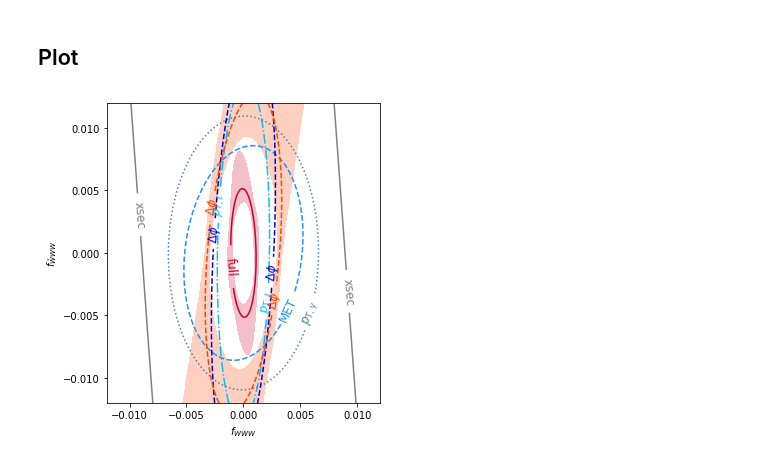
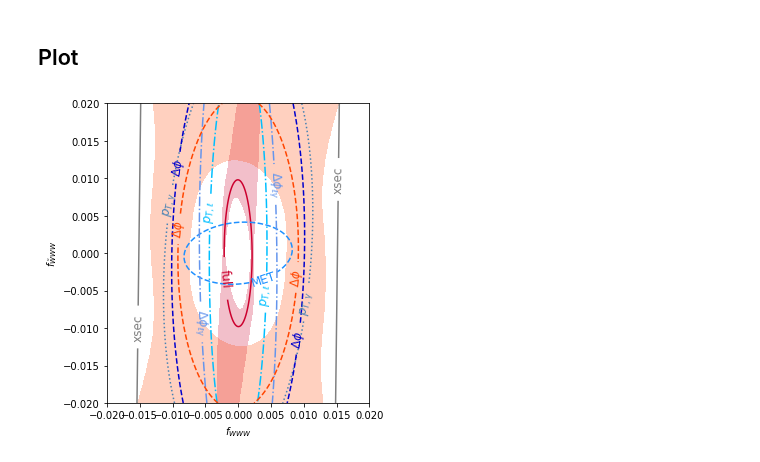
Before and after one commit to dlvp/diboson_mining, a Jupyter notebook: notebooks/wgamma/07_plot_fisher_information.ipynb, the cells around one changed output. Cells and saved outputs as stored; diff of their text form; code cells hidden in the pictures.

```diff
--- a/notebooks/wgamma/07_plot_fisher_information.ipynb
+++ b/notebooks/wgamma/07_plot_fisher_information.ipynb
@@ -44,9 +44,9 @@ labels = ['full',    'xsec']
 colors = ['#CC002E', '0.5']
 lss    = ['-',       '-']
 # %%
-histo_filenames = ['met', 'ptl', 'pta', 'deltaphi_la']
-histo_labels    = ['MET', r'$p_{T,\ell}$', r'$p_{T,\gamma}$', r'$\Delta\phi$']
-histo_colors    = ['dodgerblue', 'deepskyblue', 'steelblue', 'mediumblue']
+histo_filenames = ['met', 'ptl', 'pta', 'deltaphi_lv', 'deltaphi_la']
+histo_labels    = ['MET', r'$p_{T,\ell}$', r'$p_{T,\gamma}$', r'$\Delta\phi$', r'$\Delta\phi_{\ell\gamma}$']
+histo_colors    = ['dodgerblue', 'deepskyblue', 'steelblue', 'mediumblue', 'cornflowerblue']
 histo_lss       = ['--', '-.', ':']*2
 
 for hfilename, hlabel, hcolor, hls in zip(histo_filenames, histo_labels, histo_colors, histo_lss):
@@ -76,22 +76,22 @@ for hfilename, hlabel, hcolor, hls in zip(ml_filenames, ml_labels, ml_colors, ml
 # %% [markdown]
 ## Plot
 # %%
-xmax = 0.012
+xmax = 0.02
 
 fig = plot_fisher_information_contours_2d(
     fisher_information_matrices=infos,
     fisher_information_covariances=covs,
     contour_distance=1.,
     xrange=(-xmax,xmax),
     yrange=(-xmax,xmax),
     xlabel=r'$f_{WWW}$',
     ylabel=r'$f_{\tilde{W}WW}$',
     linestyles=lss,
     colors=colors,
     resolution=600,
     inline_labels=labels
 )
 
 plt.savefig('wgamma_information.pdf')
 # %% [output]
-[figure, old version]
+[figure, new version]
```
Also changed, not shown: 3 other files.
